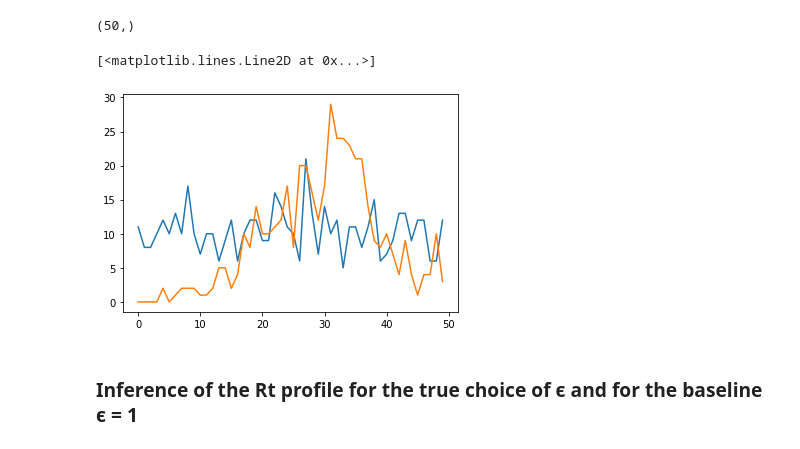
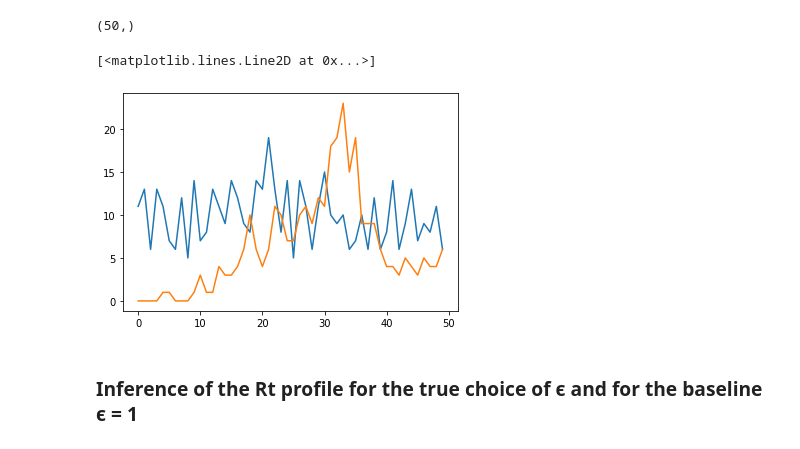
Before and after one commit to SABS-R3-Epidemiology/branchpro, a Jupyter notebook: branchpro/results/new-forward-simulation.ipynb, the cells around one changed output. Saved outputs shown, nothing was run; the diff lists cells and outputs as text; code cells hidden in the pictures.

```diff
--- a/branchpro/results/new-forward-simulation.ipynb
+++ b/branchpro/results/new-forward-simulation.ipynb
@@ -45,20 +45,19 @@ rt_profile = pd.read_csv(path)
 ### Imported Cases Counts are produced by sampling from a Poisson distribution with mean λ
 # %%
 # Build the imported cases
-lambdas = [1, 10, 20]
-num_sim_imported = 10
+ic_mean = 5
+num_sim_imported = 100
 
 imported_times = np.arange(1,(num_timepoints+1))
 all_imported_cases = []
 
-for ic_mean in lambdas:
-    sample_imported_cases = []
+sample_imported_cases = []
 
-    # Multiple samples of imported cases data
-    for sim in range(num_sim_imported):
-        sample_imported_cases.append(scipy.stats.poisson.rvs(ic_mean, size=num_timepoints))
+# Multiple samples of imported cases data
+for sim in range(num_sim_imported):
+    imported_cases.append(scipy.stats.poisson.rvs(ic_mean, size=num_timepoints))
 
-    all_imported_cases.append(np.vstack(sample_imported_cases))
+imported_cases.append(np.vstack(sample_imported_cases))
 # %% [markdown]
 ### Generate Local Incidences using the previously generated Imported Cases, according to the read-in Rt profile
 # %%
@@ -76,7 +75,7 @@ si = np.median(serial_intervals, axis=0)
 parameters = 0 # initial number of cases
 
 all_local_cases = []
-num_sim_local = 10
+num_sim_local = 1
 
 for _, epsilon in enumerate(epsilon_values):
     lam_sample_local_cases = []
@@ -105,11 +104,11 @@ all_local_cases[0][0][0][0].shape
 # %%
 import matplotlib.pyplot as plt
 
-plt.plot(all_imported_cases[0][0])
-plt.plot(all_local_cases[0][0][0][0])
+plt.plot(all_imported_cases[1][0])
+plt.plot(all_local_cases[0][1][0][0])
 # %% [output]
 [<matplotlib.lines.Line2D at 0x...>]
-[figure, old version]
+[figure, new version]
 # %%
 # Plot (bar chart cases each day)
 fig = go.Figure()
```
Also changed, not shown: parts of 1 cell of this notebook, 3 other files.
